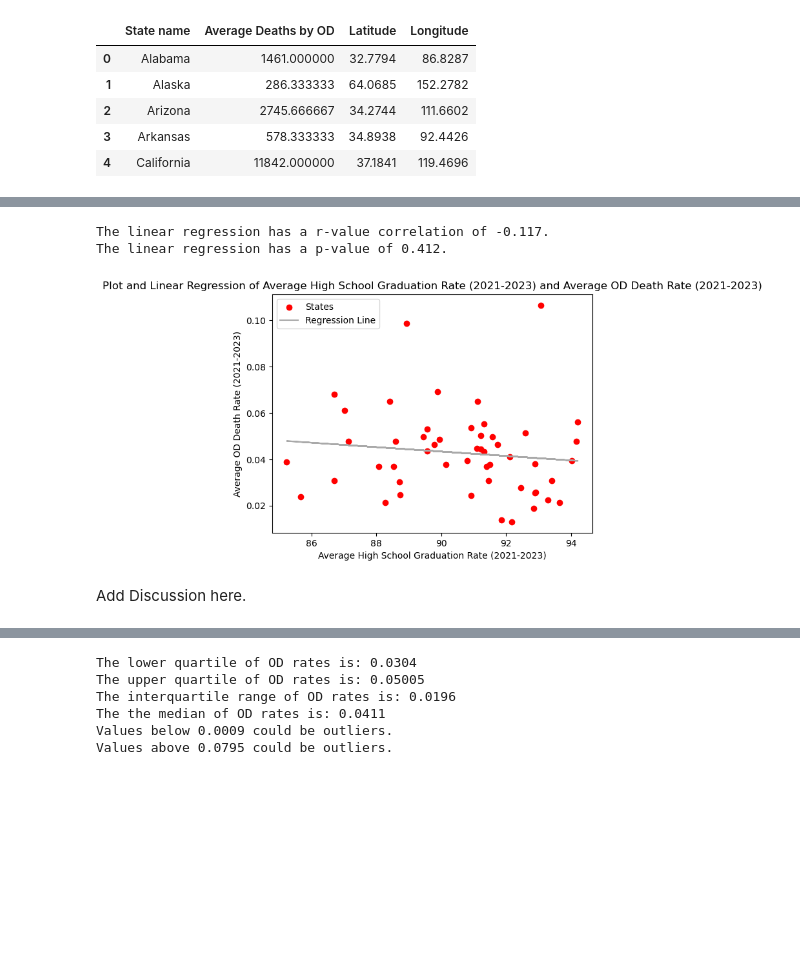
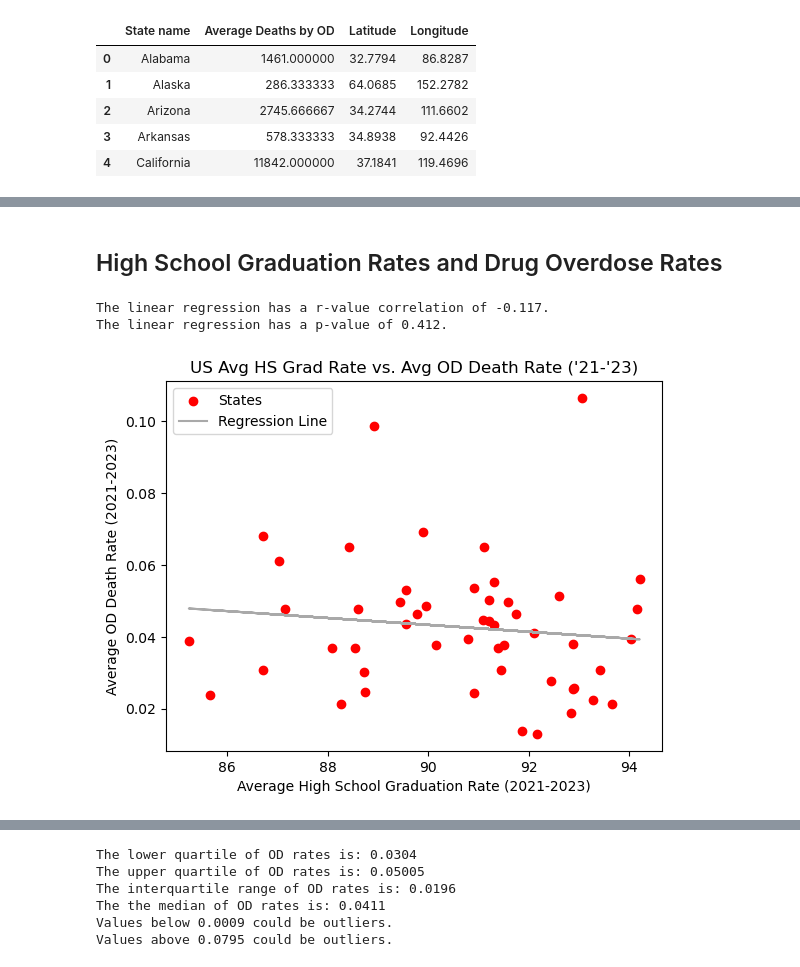
Before and after one commit to kileykarecki/Project-1, a Jupyter notebook: Drug_Overdose_and_Contributing_Factors.ipynb, the cells around one changed output, grey strips where cells are left out. Cells and saved outputs as stored; diff of their text form; code cells hidden in the pictures; blank space fills up the shorter version.

Commit message:
add hypotheses and change titles

```diff
--- a/Drug_Overdose_and_Contributing_Factors.ipynb
+++ b/Drug_Overdose_and_Contributing_Factors.ipynb
@@ -162,17 +204,20 @@ def linear_reg(df, x_col, y_col, color):
     #print r-value and p-value
     print(f"The linear regression has a r-value correlation of {round(r_value,3)}.")
     print(f"The linear regression has a p-value of {round(p_value,3)}.")
+# %% [markdown]
+## High School Graduation Rates and Drug Overdose Rates
 # %%
 # Start Caluclations
 # Q1: How does education rates (high school graduation) affect overdose rates by county across different regional areas in the US?
 # graph: each state as a data point on a scatterplot comparing HS graduation rate to drug overdose rate, with a regression line)
 
 # Plot HS Grad Rates vs Drug Overdose Rates on Scatter Plot
 HS_OD = linear_reg(OD_factors_final_df, "Average High School Graduation Rate (2021-2023)", "Average OD Death Rate (2021-2023)", "red")
+plt.title("US Avg HS Grad Rate vs. Avg OD Death Rate ('21-'23)")
 
 #export graph as jpg
 plt.savefig("HS_OD_scatterplot.jpg")
 # %% [output]
 The linear regression has a r-value correlation of -0.117.
 The linear regression has a p-value of 0.412.
-[figure, old version]
+[figure, new version]
@@ -181,2 +223,0 @@ The linear regression has a p-value of 0.412.
-# %% [markdown]
-Add Discussion here.
```
Also changed, not shown: parts of 19 cells of this notebook, 4 other files.
